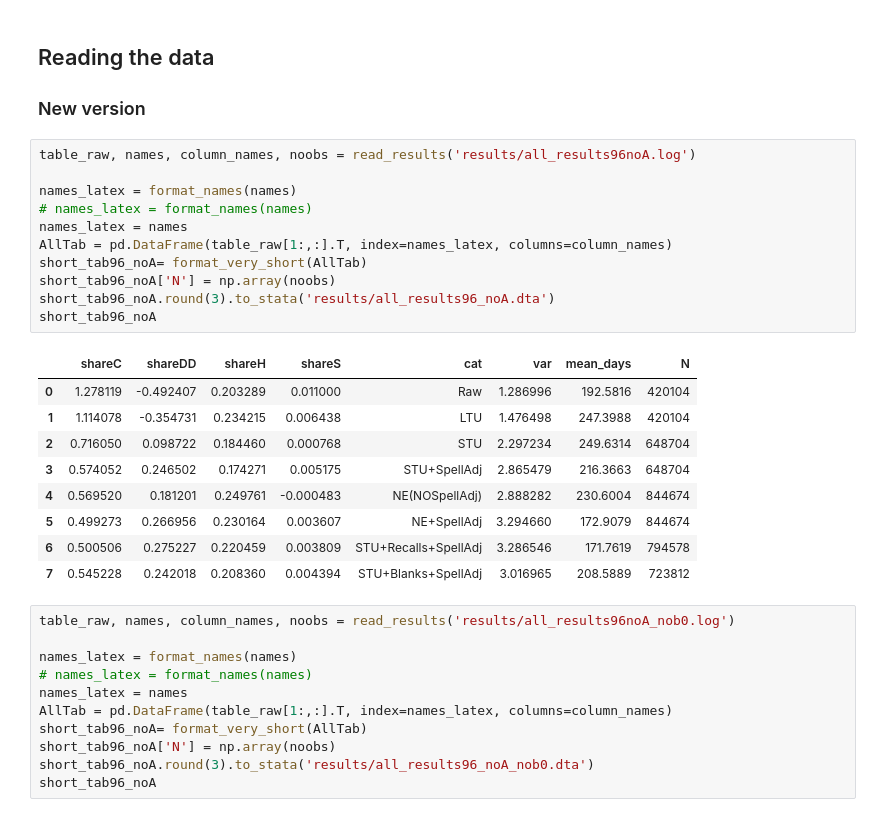
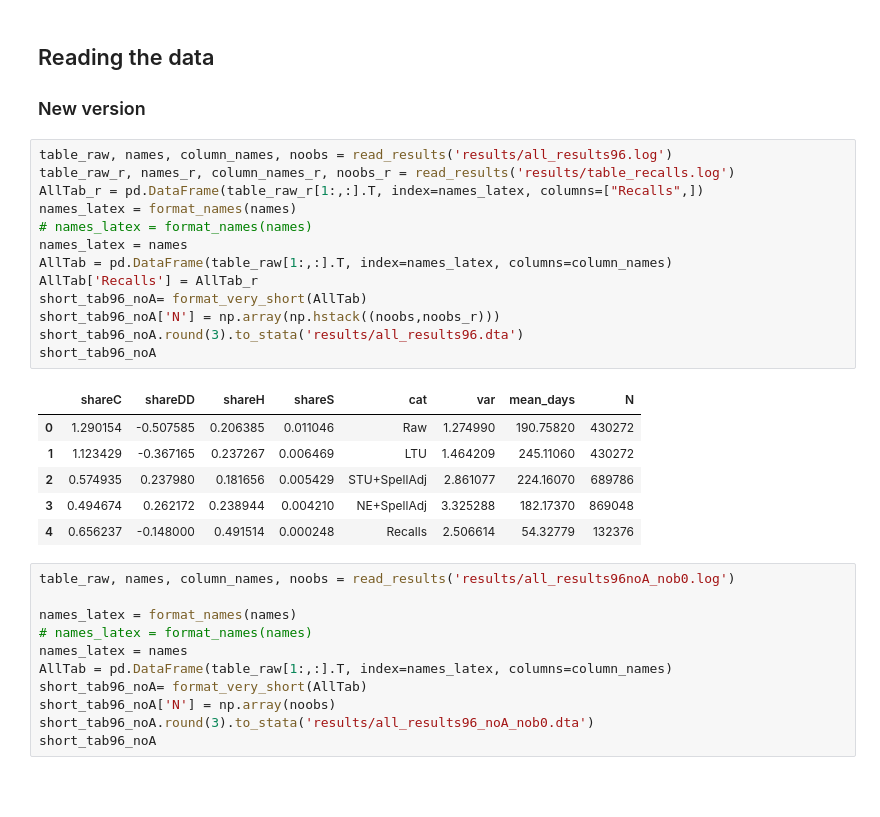
Before and after one commit to crisla/UVD_ABS_code, a Jupyter notebook: tables_and_plots.ipynb, the cells around one changed output. Cells and saved outputs as stored; diff of their text form; blank space fills up the shorter version.

Commit message:
New tables

```diff
--- a/tables_and_plots.ipynb
+++ b/tables_and_plots.ipynb
@@ -230,26 +230,25 @@ def read_descriptive_stats_T(inputfile):
 ## Reading the data
 ### New version
 # %%
-table_raw, names, column_names, noobs = read_results('results/all_results96noA.log')
-
+table_raw, names, column_names, noobs = read_results('results/all_results96.log')
+table_raw_r, names_r, column_names_r, noobs_r = read_results('results/table_recalls.log')
+AllTab_r = pd.DataFrame(table_raw_r[1:,:].T, index=names_latex, columns=["Recalls",])
 names_latex = format_names(names)
 # names_latex = format_names(names)
 names_latex = names
 AllTab = pd.DataFrame(table_raw[1:,:].T, index=names_latex, columns=column_names)
+AllTab['Recalls'] = AllTab_r
 short_tab96_noA= format_very_short(AllTab)
-short_tab96_noA['N'] = np.array(noobs)
-short_tab96_noA.round(3).to_stata('results/all_results96_noA.dta')
+short_tab96_noA['N'] = np.array(np.hstack((noobs,noobs_r)))
+short_tab96_noA.round(3).to_stata('results/all_results96.dta')
 short_tab96_noA
 # %% [output]
 |  | shareC | shareDD | shareH | shareS | cat | var | mean_days | N |
-| 0 | 1.278119 | -0.492407 | 0.203289 | 0.011000 | Raw | 1.286996 | 192.5816 | 420104 |
-| 1 | 1.114078 | -0.354731 | 0.234215 | 0.006438 | LTU | 1.476498 | 247.3988 | 420104 |
-| 2 | 0.716050 | 0.098722 | 0.184460 | 0.000768 | STU | 2.297234 | 249.6314 | 648704 |
-| 3 | 0.574052 | 0.246502 | 0.174271 | 0.005175 | STU+SpellAdj | 2.865479 | 216.3663 | 648704 |
-| 4 | 0.569520 | 0.181201 | 0.249761 | -0.000483 | NE(NOSpellAdj) | 2.888282 | 230.6004 | 844674 |
-| 5 | 0.499273 | 0.266956 | 0.230164 | 0.003607 | NE+SpellAdj | 3.294660 | 172.9079 | 844674 |
-| 6 | 0.500506 | 0.275227 | 0.220459 | 0.003809 | STU+Recalls+SpellAdj | 3.286546 | 171.7619 | 794578 |
-| 7 | 0.545228 | 0.242018 | 0.208360 | 0.004394 | STU+Blanks+SpellAdj | 3.016965 | 208.5889 | 723812 |
+| 0 | 1.290154 | -0.507585 | 0.206385 | 0.011046 | Raw | 1.274990 | 190.75820 | 430272 |
+| 1 | 1.123429 | -0.367165 | 0.237267 | 0.006469 | LTU | 1.464209 | 245.11060 | 430272 |
+| 2 | 0.574935 | 0.237980 | 0.181656 | 0.005429 | STU+SpellAdj | 2.861077 | 224.16070 | 689786 |
+| 3 | 0.494674 | 0.262172 | 0.238944 | 0.004210 | NE+SpellAdj | 3.325288 | 182.17370 | 869048 |
+| 4 | 0.656237 | -0.148000 | 0.491514 | 0.000248 | Recalls | 2.506614 | 54.32779 | 132376 |
 # %%
 table_raw, names, column_names, noobs = read_results('results/all_results96noA_nob0.log')
 
```
Also changed, not shown: 5 other files.
